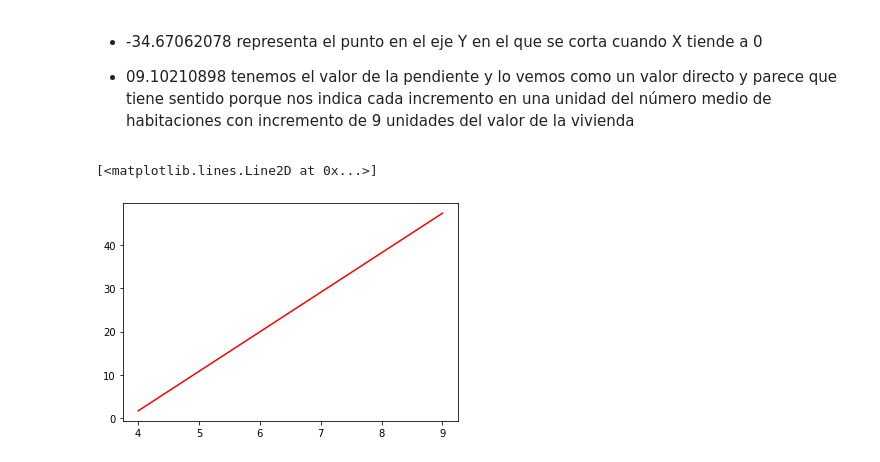
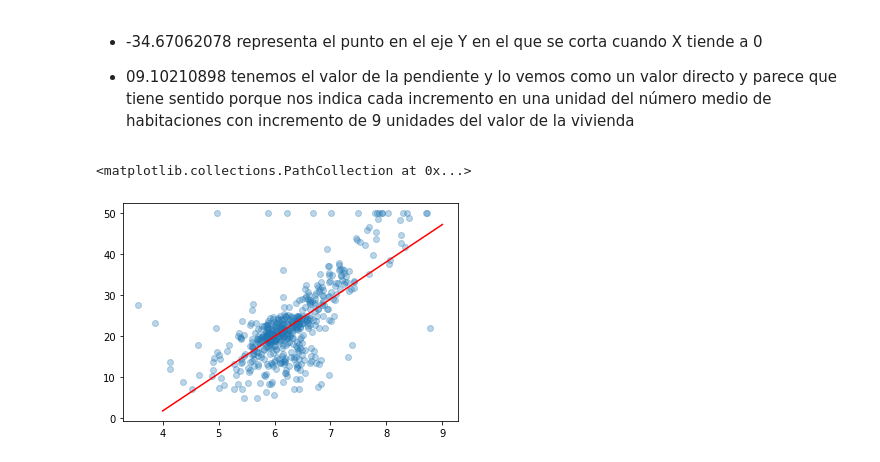
Before and after one commit to maite828/Machine-Learning, a Jupyter notebook: Linear_Regression.ipynb, the cells around one changed output. Drawn from its saved outputs; the diff is of its cells as text; code cells hidden in the pictures.

```diff
--- a/Linear_Regression.ipynb
+++ b/Linear_Regression.ipynb
@@ -100,7 +118,11 @@ array([-34.67062078,   9.10210898])
 
 *   09.10210898 tenemos el valor de la pendiente y lo vemos como un valor directo y parece que tiene sentido porque nos indica cada incremento en una unidad del número medio de habitaciones con incremento de 9 unidades del valor de la vivienda
 # %%
-plt.plot([4, 9], [B[0] + B[1] * 4, B[0] + B[1] * 9], c="red")
+plt.plot([4, 9], [ B[0] + B[1] * 4, B[0] + B[1] * 9 ], c = "red")
+
+X = np.array(boston.data[:,5])
+Y = np.array(boston.target)
+plt.scatter(X, Y, alpha=0.3)
 # %% [output]
-[<matplotlib.lines.Line2D at 0x...>]
+<matplotlib.collections.PathCollection at 0x...>
-[figure, old version]
+[figure, new version]
```
Also changed, not shown: parts of 1 cell of this notebook.
